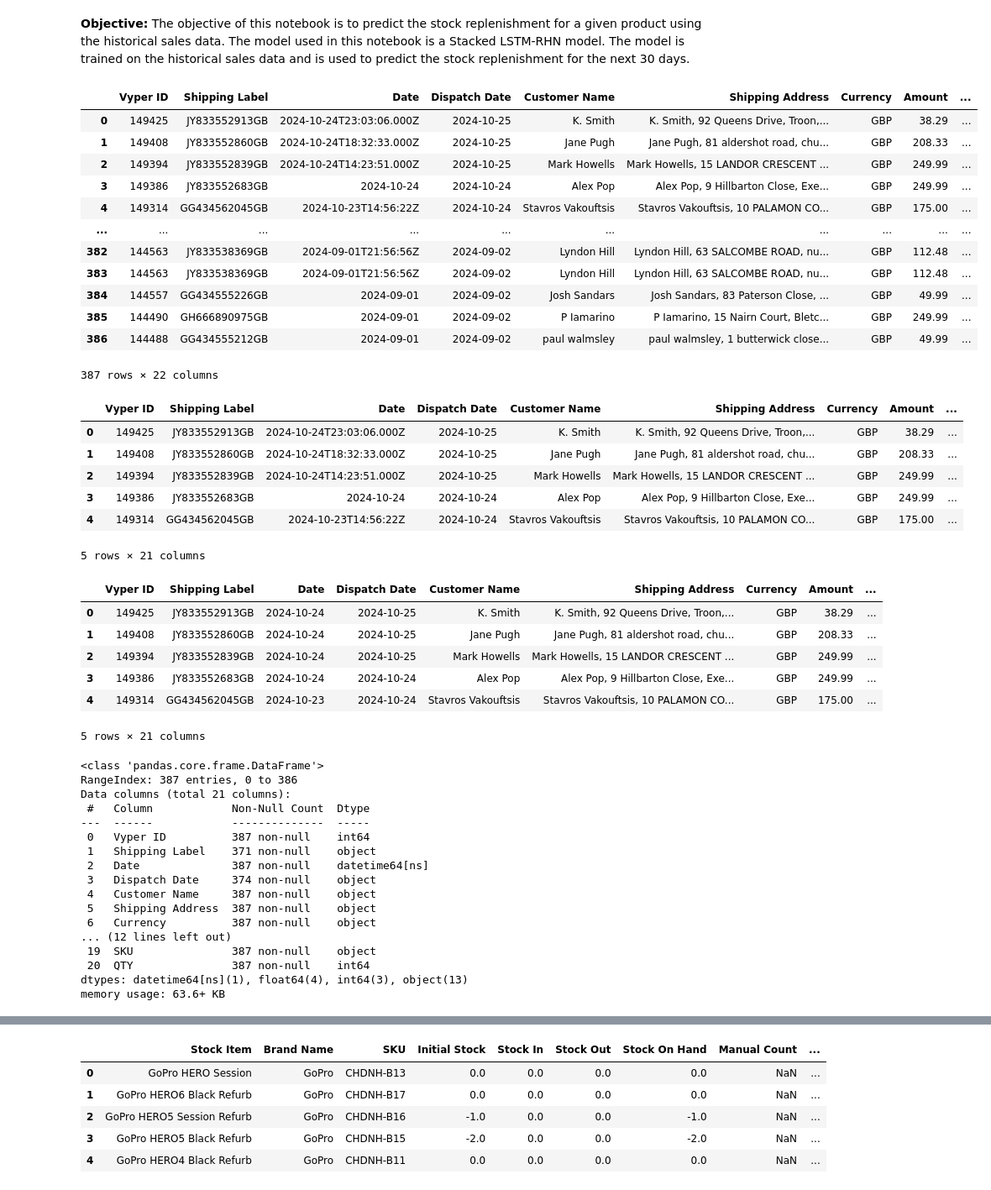
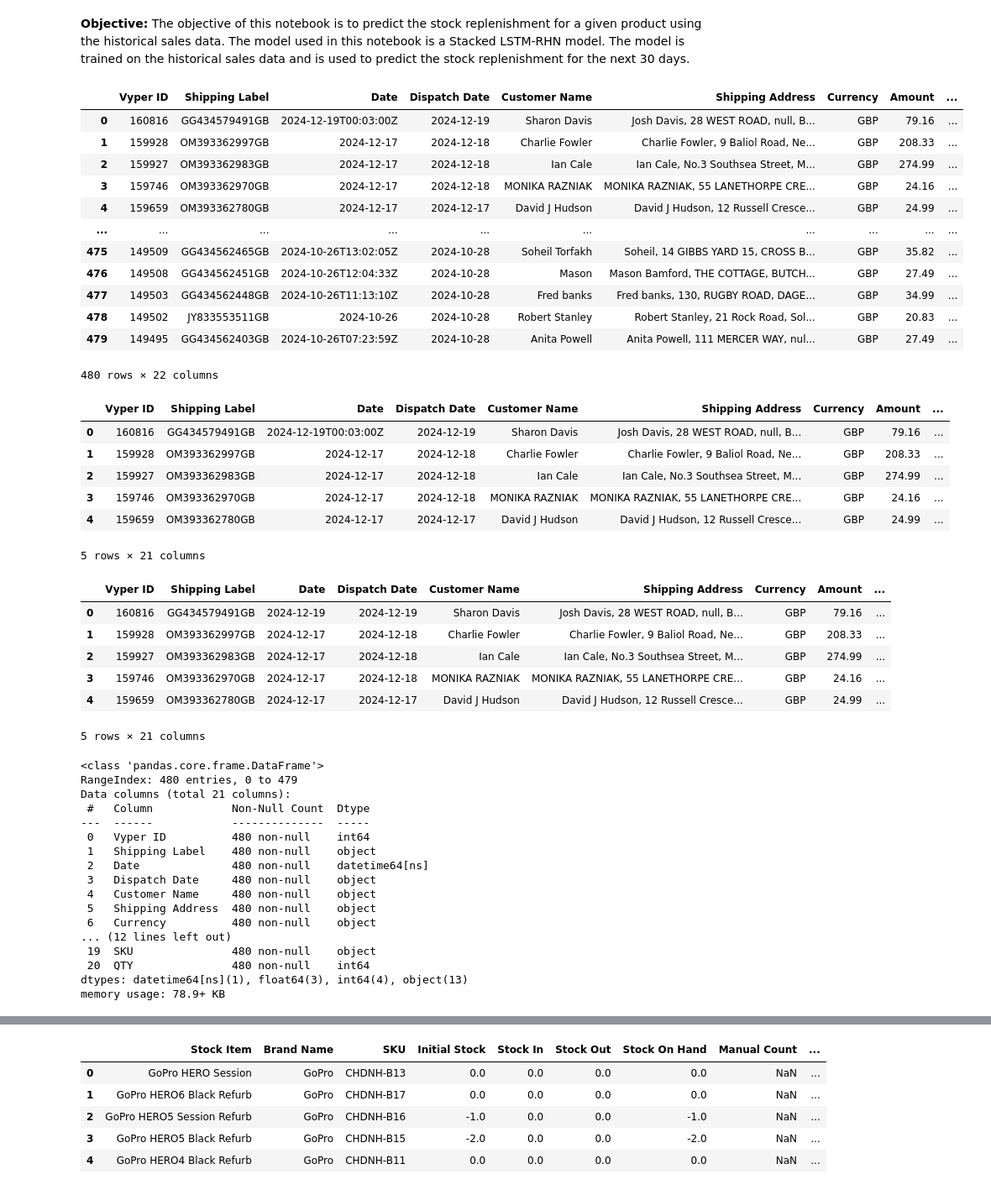
Before and after one commit to Seyone68/VYPER-Inventory-Replenishment, a Jupyter notebook: app/stck_replnsh_1.ipynb, the cells around one changed output, grey strips where cells are left out. Shown at 84% size. Cells and saved outputs as stored; diff of their text form; code cells hidden in the pictures.

```diff
--- a/app/stck_replnsh_1.ipynb
+++ b/app/stck_replnsh_1.ipynb
@@ -22,33 +22,33 @@ import warnings
 warnings.filterwarnings('ignore')
 # %%
 # Load the sales data
-df_sales = pd.read_excel('D:\\Python\\VYPER Inventory Replenishment\\raw_data\\sales_data_uk.xlsx')
+df_sales = pd.read_excel('D:\\Python\\VYPER Inventory Replenishment\\raw_data\\gopro_sales_uk.xlsx')
 df_sales
 # %% [output]
 |  | Vyper ID | Shipping Label | Date | Dispatch Date | Customer Name | Shipping Address | Currency | Amount | ... |
-| 0 | 149425 | JY833552913GB | 2024-10-24T23:03:06.000Z | 2024-10-25 | K. Smith | K. Smith, 92 Queens Drive, Troon,... | GBP | 38.29 | ... |
-| 1 | 149408 | JY833552860GB | 2024-10-24T18:32:33.000Z | 2024-10-25 | Jane Pugh | Jane Pugh, 81 aldershot road, chu... | GBP | 208.33 | ... |
-| 2 | 149394 | JY833552839GB | 2024-10-24T14:23:51.000Z | 2024-10-25 | Mark Howells | Mark Howells, 15 LANDOR CRESCENT ... | GBP | 249.99 | ... |
-| 3 | 149386 | JY833552683GB | 2024-10-24 | 2024-10-24 | Alex Pop | Alex Pop, 9 Hillbarton Close, Exe... | GBP | 249.99 | ... |
-| 4 | 149314 | GG434562045GB | 2024-10-23T14:56:22Z | 2024-10-24 | Stavros Vakouftsis | Stavros Vakouftsis, 10 PALAMON CO... | GBP | 175.00 | ... |
+| 0 | 160816 | GG434579491GB | 2024-12-19T00:03:00Z | 2024-12-19 | Sharon Davis | Josh Davis, 28 WEST ROAD, null, B... | GBP | 79.16 | ... |
+| 1 | 159928 | OM393362997GB | 2024-12-17 | 2024-12-18 | Charlie Fowler | Charlie Fowler, 9 Baliol Road, Ne... | GBP | 208.33 | ... |
+| 2 | 159927 | OM393362983GB | 2024-12-17 | 2024-12-18 | Ian Cale | Ian Cale, No.3 Southsea Street, M... | GBP | 274.99 | ... |
+| 3 | 159746 | OM393362970GB | 2024-12-17 | 2024-12-18 | MONIKA RAZNIAK | MONIKA RAZNIAK, 55 LANETHORPE CRE... | GBP | 24.16 | ... |
+| 4 | 159659 | OM393362780GB | 2024-12-17 | 2024-12-17 | David J Hudson | David J Hudson, 12 Russell Cresce... | GBP | 24.99 | ... |
 | ... | ... | ... | ... | ... | ... | ... | ... | ... | ... |
-| 382 | 144563 | JY833538369GB | 2024-09-01T21:56:56Z | 2024-09-02 | Lyndon Hill | Lyndon Hill, 63 SALCOMBE ROAD, nu... | GBP | 112.48 | ... |
-| 383 | 144563 | JY833538369GB | 2024-09-01T21:56:56Z | 2024-09-02 | Lyndon Hill | Lyndon Hill, 63 SALCOMBE ROAD, nu... | GBP | 112.48 | ... |
-| 384 | 144557 | GG434555226GB | 2024-09-01 | 2024-09-02 | Josh Sandars | Josh Sandars, 83 Paterson Close, ... | GBP | 49.99 | ... |
-| 385 | 144490 | GH666890975GB | 2024-09-01 | 2024-09-02 | P Iamarino | P Iamarino, 15 Nairn Court, Bletc... | GBP | 249.99 | ... |
-| 386 | 144488 | GG434555212GB | 2024-09-01 | 2024-09-02 | paul walmsley | paul walmsley, 1 butterwick close... | GBP | 49.99 | ... |
+| 475 | 149509 | GG434562465GB | 2024-10-26T13:02:05Z | 2024-10-28 | Soheil Torfakh | Soheil, 14 GIBBS YARD 15, CROSS B... | GBP | 35.82 | ... |
+| 476 | 149508 | GG434562451GB | 2024-10-26T12:04:33Z | 2024-10-28 | Mason | Mason Bamford, THE COTTAGE, BUTCH... | GBP | 27.49 | ... |
+| 477 | 149503 | GG434562448GB | 2024-10-26T11:13:10Z | 2024-10-28 | Fred banks | Fred banks, 130, RUGBY ROAD, DAGE... | GBP | 34.99 | ... |
+| 478 | 149502 | JY833553511GB | 2024-10-26 | 2024-10-28 | Robert Stanley | Robert Stanley, 21 Rock Road, Sol... | GBP | 20.83 | ... |
+| 479 | 149495 | GG434562403GB | 2024-10-26T07:23:59Z | 2024-10-28 | Anita Powell | Anita Powell, 111 MERCER WAY, nul... | GBP | 27.49 | ... |
-387 rows × 22 columns
+480 rows × 22 columns
 # %%
 # Drop columns with all NaN values
 df_sales.dropna(axis=1, how='all', inplace=True)
 df_sales.head()
 # %% [output]
 |  | Vyper ID | Shipping Label | Date | Dispatch Date | Customer Name | Shipping Address | Currency | Amount | ... |
-| 0 | 149425 | JY833552913GB | 2024-10-24T23:03:06.000Z | 2024-10-25 | K. Smith | K. Smith, 92 Queens Drive, Troon,... | GBP | 38.29 | ... |
-| 1 | 149408 | JY833552860GB | 2024-10-24T18:32:33.000Z | 2024-10-25 | Jane Pugh | Jane Pugh, 81 aldershot road, chu... | GBP | 208.33 | ... |
-| 2 | 149394 | JY833552839GB | 2024-10-24T14:23:51.000Z | 2024-10-25 | Mark Howells | Mark Howells, 15 LANDOR CRESCENT ... | GBP | 249.99 | ... |
-| 3 | 149386 | JY833552683GB | 2024-10-24 | 2024-10-24 | Alex Pop | Alex Pop, 9 Hillbarton Close, Exe... | GBP | 249.99 | ... |
-| 4 | 149314 | GG434562045GB | 2024-10-23T14:56:22Z | 2024-10-24 | Stavros Vakouftsis | Stavros Vakouftsis, 10 PALAMON CO... | GBP | 175.00 | ... |
+| 0 | 160816 | GG434579491GB | 2024-12-19T00:03:00Z | 2024-12-19 | Sharon Davis | Josh Davis, 28 WEST ROAD, null, B... | GBP | 79.16 | ... |
+| 1 | 159928 | OM393362997GB | 2024-12-17 | 2024-12-18 | Charlie Fowler | Charlie Fowler, 9 Baliol Road, Ne... | GBP | 208.33 | ... |
+| 2 | 159927 | OM393362983GB | 2024-12-17 | 2024-12-18 | Ian Cale | Ian Cale, No.3 Southsea Street, M... | GBP | 274.99 | ... |
+| 3 | 159746 | OM393362970GB | 2024-12-17 | 2024-12-18 | MONIKA RAZNIAK | MONIKA RAZNIAK, 55 LANETHORPE CRE... | GBP | 24.16 | ... |
+| 4 | 159659 | OM393362780GB | 2024-12-17 | 2024-12-17 | David J Hudson | David J Hudson, 12 Russell Cresce... | GBP | 24.99 | ... |
 5 rows × 21 columns
 # %%
 # Remove '12:35:57+00:00' from 'Date' column
@@ -59,32 +59,32 @@ df_sales['Date'] = pd.to_datetime(df_sales['Date'])
 df_sales.head()
 # %% [output]
 |  | Vyper ID | Shipping Label | Date | Dispatch Date | Customer Name | Shipping Address | Currency | Amount | ... |
-| 0 | 149425 | JY833552913GB | 2024-10-24 | 2024-10-25 | K. Smith | K. Smith, 92 Queens Drive, Troon,... | GBP | 38.29 | ... |
-| 1 | 149408 | JY833552860GB | 2024-10-24 | 2024-10-25 | Jane Pugh | Jane Pugh, 81 aldershot road, chu... | GBP | 208.33 | ... |
-| 2 | 149394 | JY833552839GB | 2024-10-24 | 2024-10-25 | Mark Howells | Mark Howells, 15 LANDOR CRESCENT ... | GBP | 249.99 | ... |
-| 3 | 149386 | JY833552683GB | 2024-10-24 | 2024-10-24 | Alex Pop | Alex Pop, 9 Hillbarton Close, Exe... | GBP | 249.99 | ... |
-| 4 | 149314 | GG434562045GB | 2024-10-23 | 2024-10-24 | Stavros Vakouftsis | Stavros Vakouftsis, 10 PALAMON CO... | GBP | 175.00 | ... |
+| 0 | 160816 | GG434579491GB | 2024-12-19 | 2024-12-19 | Sharon Davis | Josh Davis, 28 WEST ROAD, null, B... | GBP | 79.16 | ... |
+| 1 | 159928 | OM393362997GB | 2024-12-17 | 2024-12-18 | Charlie Fowler | Charlie Fowler, 9 Baliol Road, Ne... | GBP | 208.33 | ... |
+| 2 | 159927 | OM393362983GB | 2024-12-17 | 2024-12-18 | Ian Cale | Ian Cale, No.3 Southsea Street, M... | GBP | 274.99 | ... |
+| 3 | 159746 | OM393362970GB | 2024-12-17 | 2024-12-18 | MONIKA RAZNIAK | MONIKA RAZNIAK, 55 LANETHORPE CRE... | GBP | 24.16 | ... |
+| 4 | 159659 | OM393362780GB | 2024-12-17 | 2024-12-17 | David J Hudson | David J Hudson, 12 Russell Cresce... | GBP | 24.99 | ... |
 5 rows × 21 columns
 # %%
 df_sales.info()
 # %% [output]
 <class 'pandas.core.frame.DataFrame'>
-RangeIndex: 387 entries, 0 to 386
+RangeIndex: 480 entries, 0 to 479
 Data columns (total 21 columns):
  #   Column            Non-Null Count  Dtype
 ---  ------            --------------  -----
- 0   Vyper ID          387 non-null    int64
- 1   Shipping Label    371 non-null    object
- 2   Date              387 non-null    datetime64[ns]
- 3   Dispatch Date     374 non-null    object
- 4   Customer Name     387 non-null    object
- 5   Shipping Address  387 non-null    object
- 6   Currency          387 non-null    object
+ 0   Vyper ID          480 non-null    int64
+ 1   Shipping Label    480 non-null    object
+ 2   Date              480 non-null    datetime64[ns]
+ 3   Dispatch Date     480 non-null    object
+ 4   Customer Name     480 non-null    object
+ 5   Shipping Address  480 non-null    object
+ 6   Currency          480 non-null    object
 ... (12 lines left out)
- 19  SKU               387 non-null    object
- 20  QTY               387 non-null    int64
-dtypes: datetime64[ns](1), float64(4), int64(3), object(13)
-memory usage: 63.6+ KB
+ 19  SKU               480 non-null    object
+ 20  QTY               480 non-null    int64
+dtypes: datetime64[ns](1), float64(3), int64(4), object(13)
+memory usage: 78.9+ KB
 # %%
 # Drop unnecessary columns
 df_sales.drop(columns=['Vyper ID', 'Shipping Label', 'Dispatch Date', 'Currency', 'Delivery Amount',
```
Also changed, not shown: parts of 20 cells of this notebook, 3 other files.
